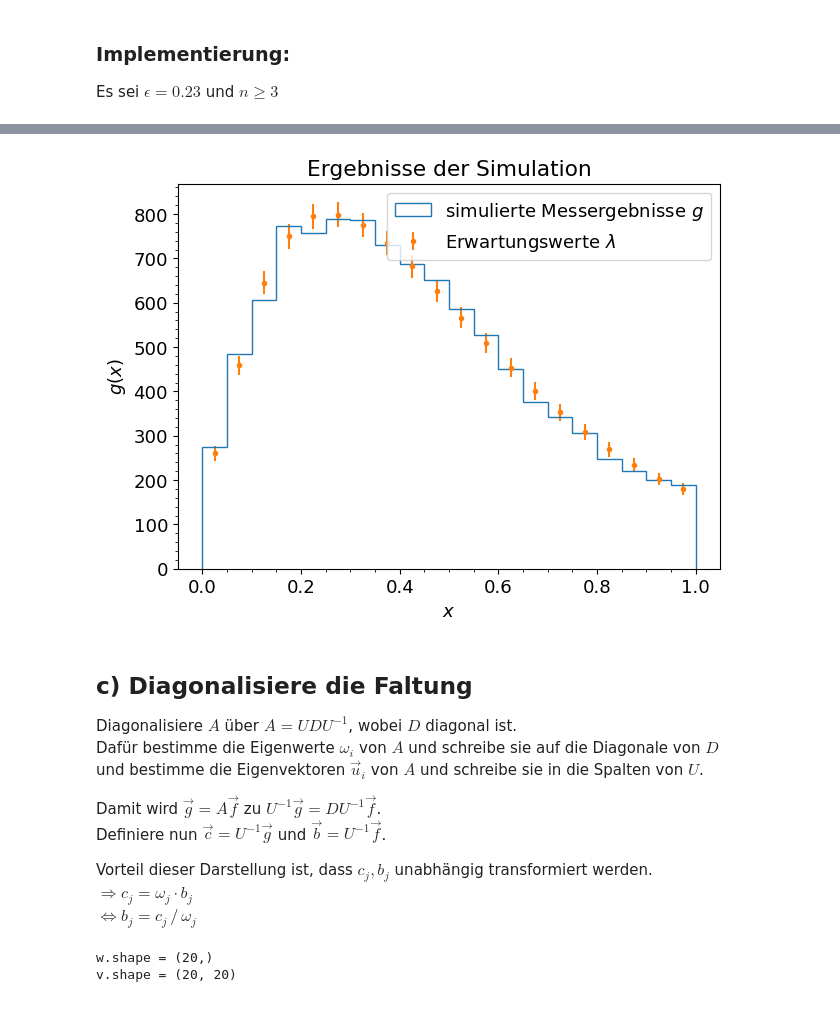
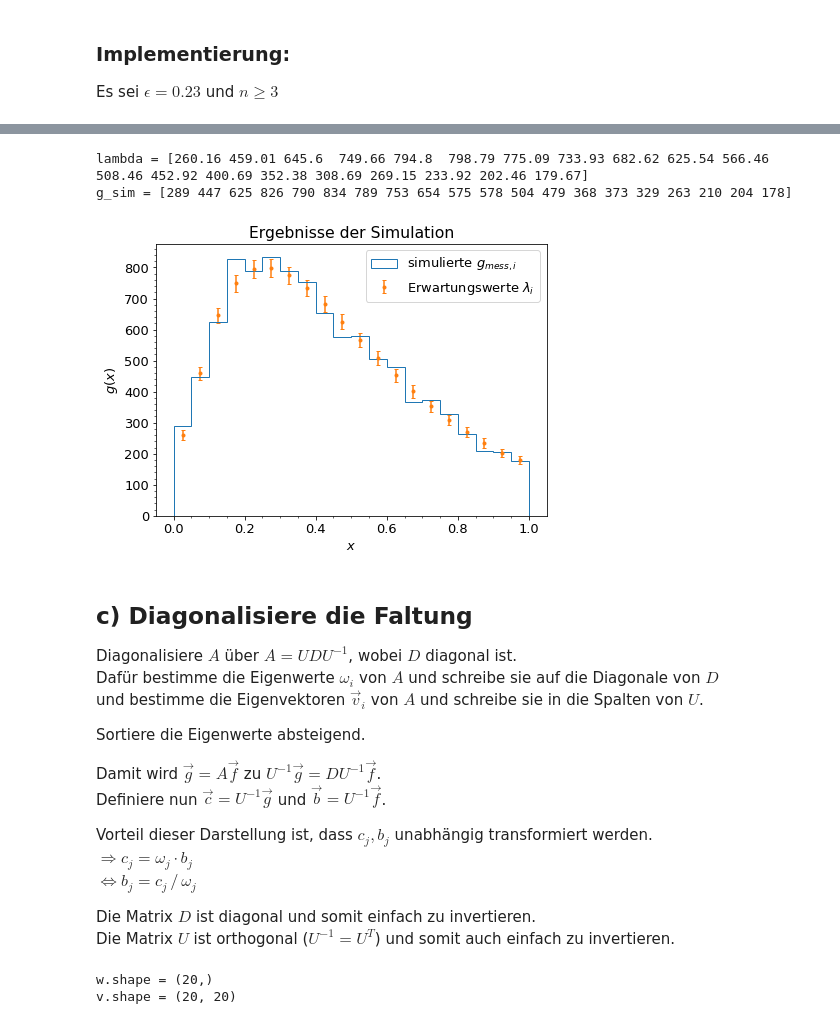
Before and after one commit to NicoJG/SMD, a Jupyter notebook: SMD_B/blatt19/blatt19.ipynb, the cells around one changed output, grey strips where cells are left out. Cells and saved outputs as stored; diff of their text form; code cells hidden in the pictures.

```diff
--- a/SMD_B/blatt19/blatt19.ipynb
+++ b/SMD_B/blatt19/blatt19.ipynb
@@ -85,6 +98,6 @@ $\Rightarrow$ Die Varianz von $\vec{g}$ ist $Var[\vec{g}] = \vec{\lambda}$
 # %%
-def simulate_g(f, A, rng):
-    lam = A @ f
+def simulate_g(f_true, A, rng):
+    lam = A @ f_true
     g = rng.poisson(lam)
     return g, lam
 # %%
@@ -123,21 +129,37 @@ plt.show()
+# %%
+# simulate g
+A = buildA(20)
+
+g_sim, lam = simulate_g(f_true, A, rng)
+print(f'lambda = {lam}')
+print(f'g_sim = {g_sim}')
+
+# define bin edges and bin centers (for plotting)
+x_bins = np.linspace(0, 1, len(g_sim)+1)
+x_centers = x_bins[:-1] + np.diff(x_bins)/2
+# %% [output]
+lambda = [260.16 459.01 645.6  749.66 794.8  798.79 775.09 733.93 682.62 625.54 566.46 508.46 452.92 400.69 352.38 308.69 269.15 233.92 202.46 179.67]
+g_sim = [289 447 625 826 790 834 789 753 654 575 578 504 479 368 373 329 263 210 204 178]
 # %%
 # Plot the simulated results
 plt.title('Ergebnisse der Simulation')
-plt.hist(x_centers, bins=x_bins, weights=g_sim, histtype='step', label='simulierte Messergebnisse $g$')
-plt.errorbar(x_centers, lam, np.sqrt(lam), fmt='.', label='Erwartungswerte $\lambda$')
+plt.hist(x_centers, bins=x_bins, weights=g_sim, histtype='step', label=r'simulierte $g_{mess,i}$')
+plt.errorbar(x_centers, lam, np.sqrt(lam), fmt='.', capsize=2, label='Erwartungswerte $\lambda_i$')
 plt.xlabel('$x$')
 plt.ylabel('$g(x)$')
 
 plt.legend(loc='upper right')
 plt.show()
 # %% [output]
-[figure, old version]
+[figure, new version]
 # %% [markdown]
 ## c) Diagonalisiere die Faltung
 
 Diagonalisiere $A$ über $A = U D U^{-1}$, wobei $D$ diagonal ist.
 Dafür bestimme die Eigenwerte $\omega_i$ von $A$ und schreibe sie auf die Diagonale von $D$
-und bestimme die Eigenvektoren $\vec{u}_i$ von $A$ und schreibe sie in die Spalten von $U$.
+und bestimme die Eigenvektoren $\vec{v}_i$ von $A$ und schreibe sie in die Spalten von $U$.
+
+Sortiere die Eigenwerte absteigend.
 
 Damit wird $\vec{g} = A \vec{f}$ zu $U^{-1} \vec{g} = D U^{-1} \vec{f}$.
 Definiere nun $\vec{c} = U^{-1} \vec{g}$ und $\vec{b} = U^{-1} \vec{f}$.
@@ -145,6 +167,9 @@ Definiere nun $\vec{c} = U^{-1} \vec{g}$ und $\vec{b} = U^{-1} \vec{f}$.
 Vorteil dieser Darstellung ist, dass $c_j, b_j$ unabhängig transformiert werden.
 $\Rightarrow c_j = \omega_j \cdot b_j$
 $\Leftrightarrow b_j = c_j \,/\, \omega_j$
+
+Die Matrix $D$ ist diagonal und somit einfach zu invertieren.
+Die Matrix $U$ ist orthogonal ($U^{-1} = U^T$) und somit auch einfach zu invertieren.
 # %%
 # Calculate the eigenvalues and eigenvectors of A
 w, v = np.linalg.eig(A)
```
Also changed, not shown: parts of 27 cells of this notebook, 1 other file.
